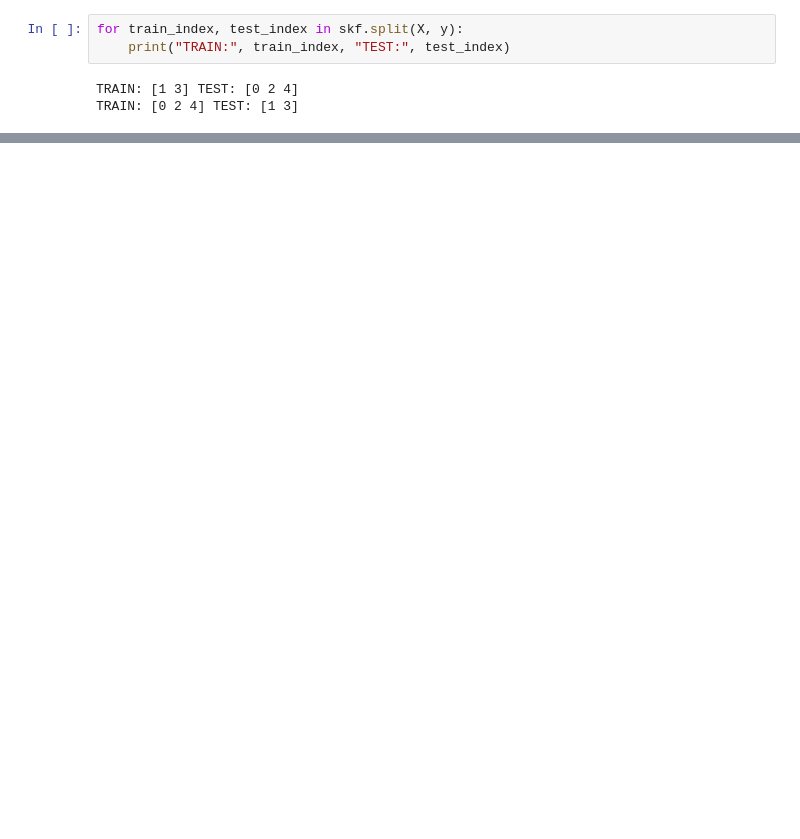
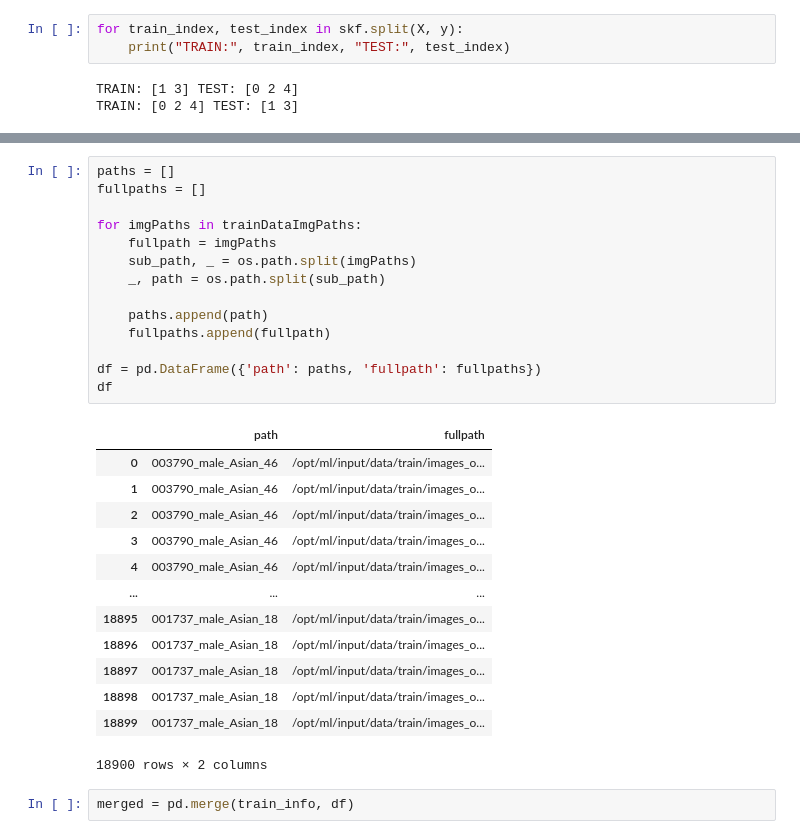
Before and after one commit to hathatinggroot/pstage-image-classification, a Jupyter notebook: data/data_lab.ipynb, the cells around one changed output, grey strips where cells are left out. Cells and saved outputs as stored; diff of their text form; blank space fills up the shorter version.

```diff
--- a/data/data_lab.ipynb
+++ b/data/data_lab.ipynb
@@ -106,0 +131,30 @@ for train, test in skf.split()
+# %%
+paths = []
+fullpaths = []
+
+for imgPaths in trainDataImgPaths:
+    fullpath = imgPaths
+    sub_path, _ = os.path.split(imgPaths)
+    _, path = os.path.split(sub_path)
+
+    paths.append(path)
+    fullpaths.append(fullpath)
+
+df = pd.DataFrame({'path': paths, 'fullpath': fullpaths})
+df
+# %% [output]
+|  | path | fullpath |
+| 0 | 003790_male_Asian_46 | /opt/ml/input/data/train/images_o... |
+| 1 | 003790_male_Asian_46 | /opt/ml/input/data/train/images_o... |
+| 2 | 003790_male_Asian_46 | /opt/ml/input/data/train/images_o... |
+| 3 | 003790_male_Asian_46 | /opt/ml/input/data/train/images_o... |
+| 4 | 003790_male_Asian_46 | /opt/ml/input/data/train/images_o... |
+| ... | ... | ... |
+| 18895 | 001737_male_Asian_18 | /opt/ml/input/data/train/images_o... |
+| 18896 | 001737_male_Asian_18 | /opt/ml/input/data/train/images_o... |
+| 18897 | 001737_male_Asian_18 | /opt/ml/input/data/train/images_o... |
+| 18898 | 001737_male_Asian_18 | /opt/ml/input/data/train/images_o... |
+| 18899 | 001737_male_Asian_18 | /opt/ml/input/data/train/images_o... |
+18900 rows × 2 columns
+# %%
+merged = pd.merge(train_info, df)
```
Also changed, not shown: parts of 40 cells of this notebook, 40 other files.
